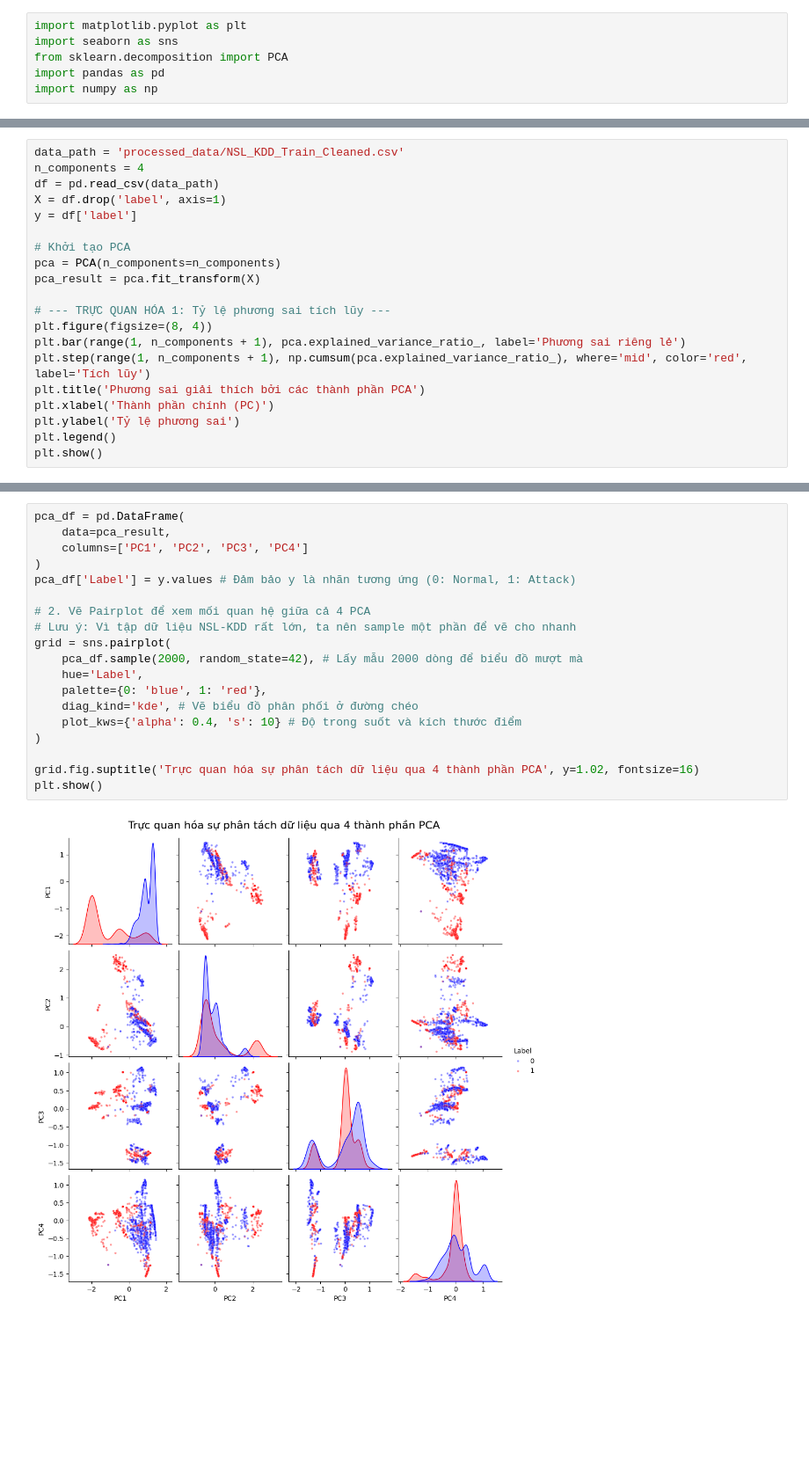
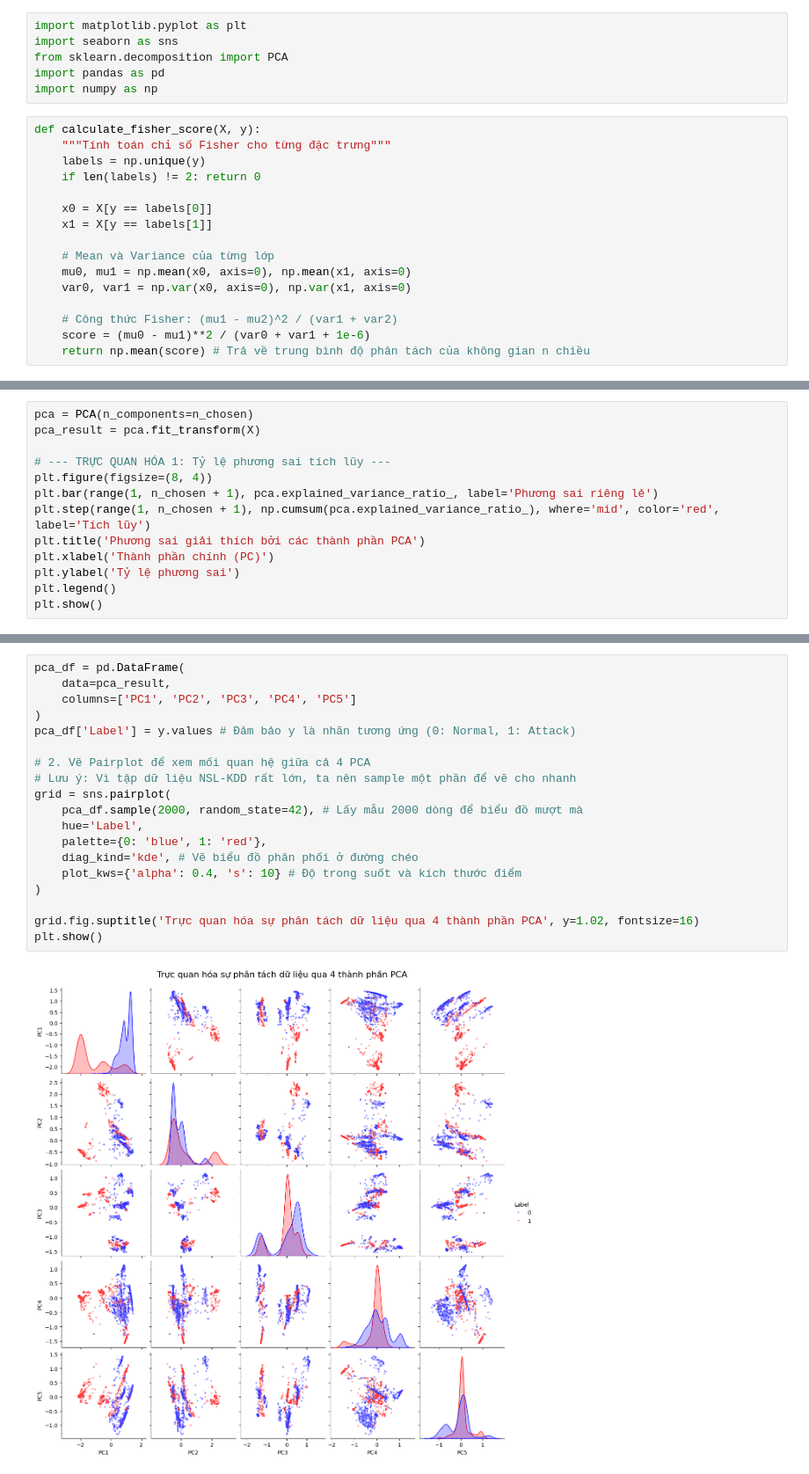
Before and after one commit to anh1303/Quantum_SVM, a Jupyter notebook: pca.ipynb, the cells around one changed output, grey strips where cells are left out. Shown at 88% size. Drawn from its saved outputs; the diff is of its cells as text; blank space fills up the shorter version.

```diff
--- a/pca.ipynb
+++ b/pca.ipynb
@@ -4,3 +4,19 @@ import seaborn as sns
 from sklearn.decomposition import PCA
 import pandas as pd
 import numpy as np
+# %%
+def calculate_fisher_score(X, y):
+    """Tính toán chỉ số Fisher cho từng đặc trưng"""
+    labels = np.unique(y)
+    if len(labels) != 2: return 0
+
+    x0 = X[y == labels[0]]
+    x1 = X[y == labels[1]]
+
+    # Mean và Variance của từng lớp
+    mu0, mu1 = np.mean(x0, axis=0), np.mean(x1, axis=0)
+    var0, var1 = np.var(x0, axis=0), np.var(x1, axis=0)
+
+    # Công thức Fisher: (mu1 - mu2)^2 / (var1 + var2)
+    score = (mu0 - mu1)**2 / (var0 + var1 + 1e-6)
+    return np.mean(score) # Trả về trung bình độ phân tách của không gian n chiều
@@ -7,18 +143,11 @@ import numpy as np
 # %%
-data_path = 'processed_data/NSL_KDD_Train_Cleaned.csv'
-n_components = 4
-df = pd.read_csv(data_path)
-X = df.drop('label', axis=1)
-y = df['label']
-
-# Khởi tạo PCA
-pca = PCA(n_components=n_components)
+pca = PCA(n_components=n_chosen)
 pca_result = pca.fit_transform(X)
 
 # --- TRỰC QUAN HÓA 1: Tỷ lệ phương sai tích lũy ---
 plt.figure(figsize=(8, 4))
-plt.bar(range(1, n_components + 1), pca.explained_variance_ratio_, label='Phương sai riêng lẻ')
-plt.step(range(1, n_components + 1), np.cumsum(pca.explained_variance_ratio_), where='mid', color='red', label='Tích lũy')
+plt.bar(range(1, n_chosen + 1), pca.explained_variance_ratio_, label='Phương sai riêng lẻ')
+plt.step(range(1, n_chosen + 1), np.cumsum(pca.explained_variance_ratio_), where='mid', color='red', label='Tích lũy')
 plt.title('Phương sai giải thích bởi các thành phần PCA')
 plt.xlabel('Thành phần chính (PC)')
 plt.ylabel('Tỷ lệ phương sai')
@@ -29,21 +158,21 @@ plt.show()
 # %%
 pca_df = pd.DataFrame(
     data=pca_result,
-    columns=['PC1', 'PC2', 'PC3', 'PC4']
+    columns=['PC1', 'PC2', 'PC3', 'PC4', 'PC5']
 )
 pca_df['Label'] = y.values # Đảm bảo y là nhãn tương ứng (0: Normal, 1: Attack)
 
 # 2. Vẽ Pairplot để xem mối quan hệ giữa cả 4 PCA
 # Lưu ý: Vì tập dữ liệu NSL-KDD rất lớn, ta nên sample một phần để vẽ cho nhanh
 grid = sns.pairplot(
     pca_df.sample(2000, random_state=42), # Lấy mẫu 2000 dòng để biểu đồ mượt mà
     hue='Label',
     palette={0: 'blue', 1: 'red'},
     diag_kind='kde', # Vẽ biểu đồ phân phối ở đường chéo
     plot_kws={'alpha': 0.4, 's': 10} # Độ trong suốt và kích thước điểm
 )
 
 grid.fig.suptitle('Trực quan hóa sự phân tách dữ liệu qua 4 thành phần PCA', y=1.02, fontsize=16)
 plt.show()
 # %% [output]
-[figure, old version]
+[figure, new version]
```
Also changed, not shown: parts of 7 cells of this notebook.
